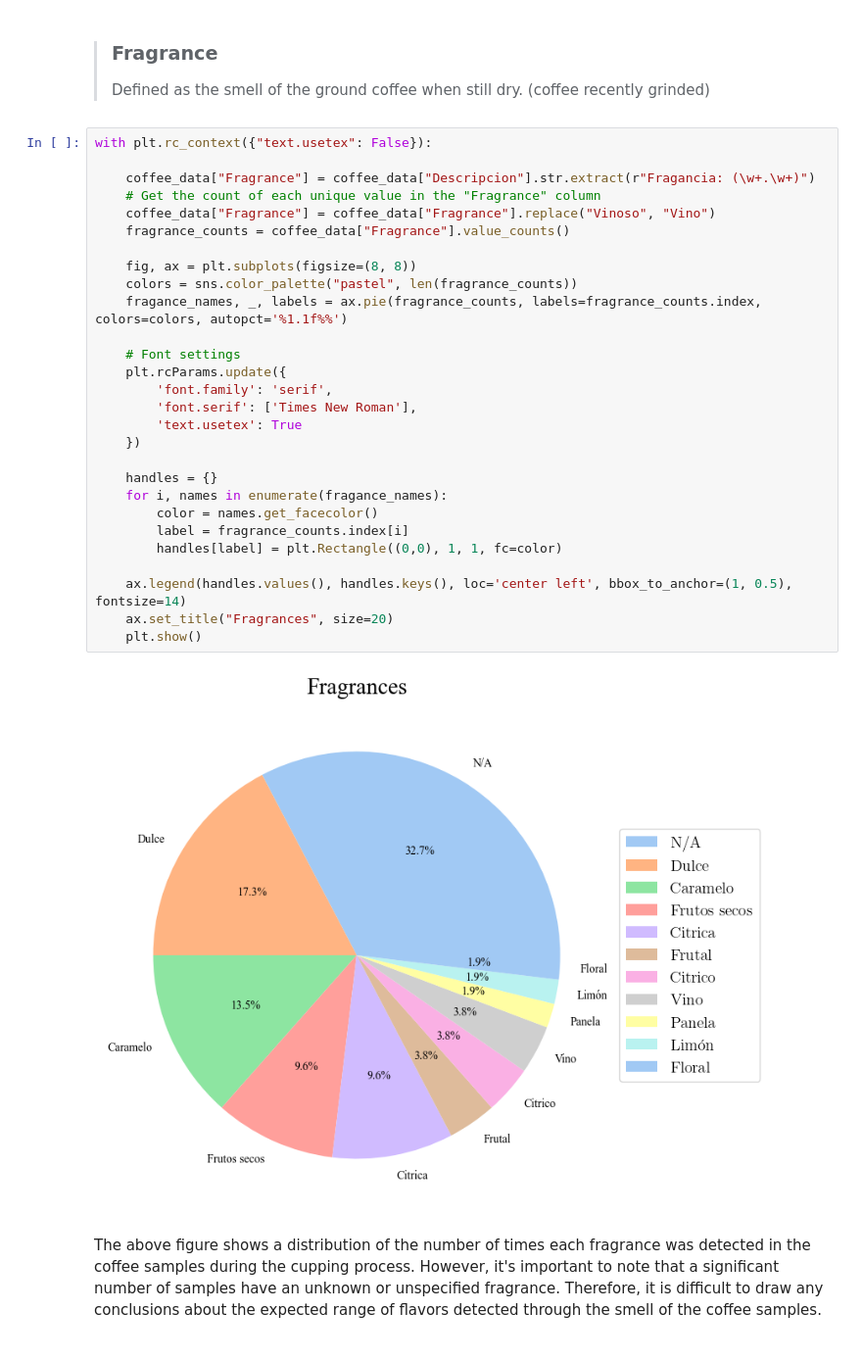
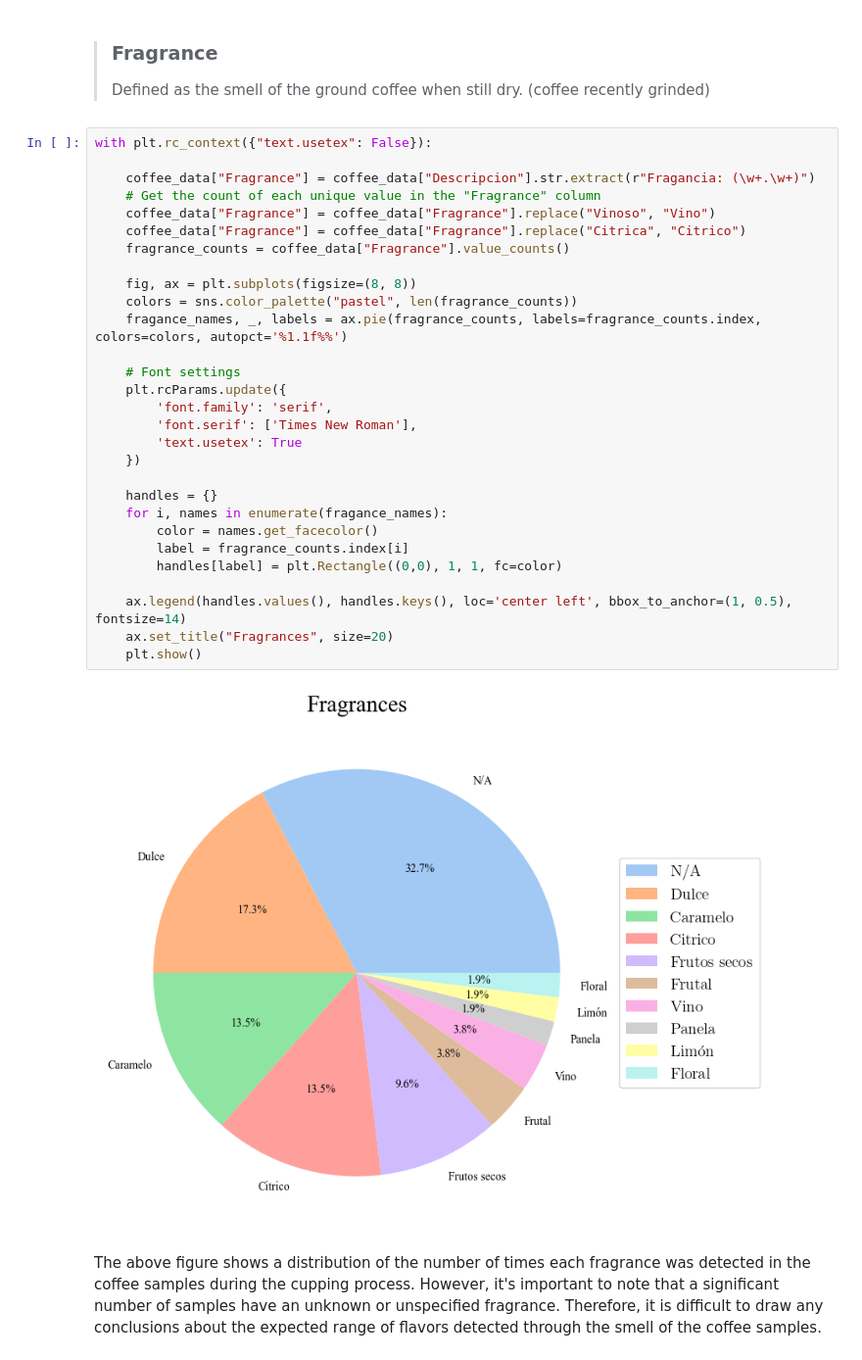
Before and after one commit to SRam3/Coffee_flavors_analyzer, a Jupyter notebook: notebooks/data_analysis.ipynb, the cells around one changed output. Shown at 98% size. Saved outputs shown, nothing was run; the diff lists cells and outputs as text.

Commit message:
updated pie chart

```diff
--- a/notebooks/data_analysis.ipynb
+++ b/notebooks/data_analysis.ipynb
@@ -236,33 +236,34 @@ This evaluation involves three distinct sensory experiences that allow for the a
 # %%
 with plt.rc_context({"text.usetex": False}):
 
     coffee_data["Fragrance"] = coffee_data["Descripcion"].str.extract(r"Fragancia: (\w+.\w+)")
     # Get the count of each unique value in the "Fragrance" column
     coffee_data["Fragrance"] = coffee_data["Fragrance"].replace("Vinoso", "Vino")
+    coffee_data["Fragrance"] = coffee_data["Fragrance"].replace("Citrica", "Citrico")
     fragrance_counts = coffee_data["Fragrance"].value_counts()
 
     fig, ax = plt.subplots(figsize=(8, 8))
     colors = sns.color_palette("pastel", len(fragrance_counts))
     fragance_names, _, labels = ax.pie(fragrance_counts, labels=fragrance_counts.index, colors=colors, autopct='%1.1f%%')
 
     # Font settings
     plt.rcParams.update({
         'font.family': 'serif',
         'font.serif': ['Times New Roman'],
         'text.usetex': True
     })
 
     handles = {}
     for i, names in enumerate(fragance_names):
         color = names.get_facecolor()
         label = fragrance_counts.index[i]
         handles[label] = plt.Rectangle((0,0), 1, 1, fc=color)
 
     ax.legend(handles.values(), handles.keys(), loc='center left', bbox_to_anchor=(1, 0.5), fontsize=14)
     ax.set_title("Fragrances", size=20)
     plt.show()
 # %% [output]
-[figure, old version]
+[figure, new version]
 # %% [markdown]
 The above figure shows a distribution of the number of times each fragrance was detected in the coffee samples during the cupping process. However, it's important to note that a significant number of samples have an unknown or unspecified fragrance. Therefore, it is difficult to draw any conclusions about the expected range of flavors detected through the smell of the coffee samples.
 # %% [markdown]
```
